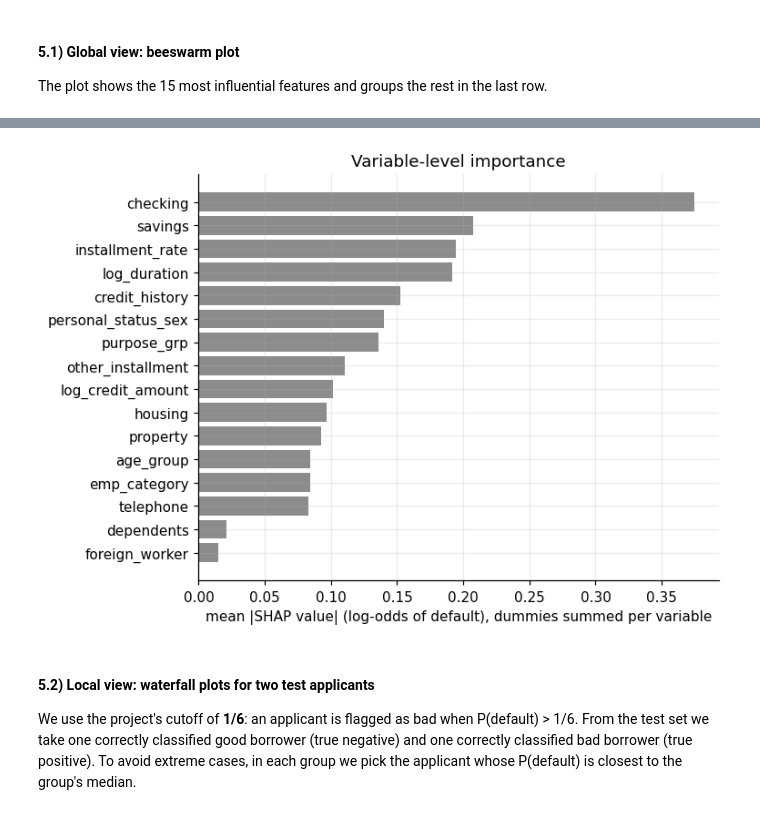
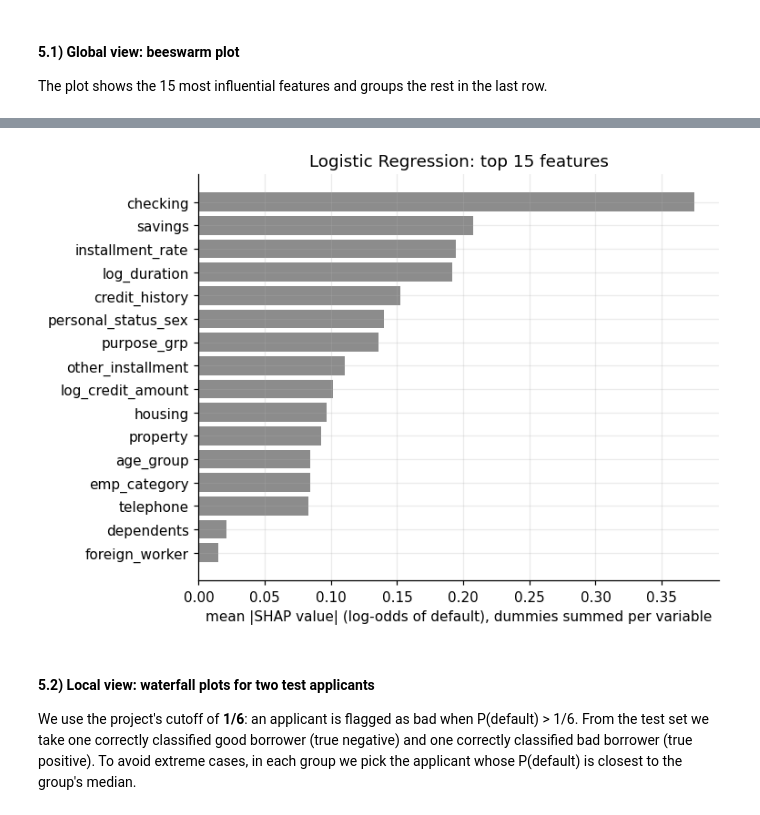
Before and after one commit to chrisgoh9/dseqf4212-group8, a Jupyter notebook: dseqf4212-group8.ipynb, the cells around one changed output, grey strips where cells are left out. Saved outputs shown, nothing was run; the diff lists cells and outputs as text; code cells hidden in the pictures.

```diff
--- a/dseqf4212-group8.ipynb
+++ b/dseqf4212-group8.ipynb
@@ -802,19 +803,19 @@ plt.tight_layout(); plt.show()
 # %%
 # Map every column to its original variable (same rule as the backward elimination: exact name or name_level)
 group_of_lr = {c: next(v for v in num_features_lr + cat_features_lr if c == v or c.startswith(v + "_"))
                for c in feat_names_lr}
 
 shap_df_lr = pd.DataFrame(sv_lr.values, columns=feat_names_lr)
 shap_group_lr = shap_df_lr.T.groupby(group_of_lr).sum().T         # one column per original variable
 group_importance_lr = shap_group_lr.abs().mean().sort_values()
 
 fig, ax = plt.subplots(figsize=(7, 5))
 ax.barh(group_importance_lr.index, group_importance_lr.values, color=C_NEUTRAL)
 ax.set_xlabel("mean |SHAP value| (log-odds of default), dummies summed per variable")
-ax.set_title("Variable-level importance")
+ax.set_title("Logistic Regression: top 15 features")
 plt.tight_layout(); plt.show()
 # %% [output]
-[figure, old version]
+[figure, new version]
 # %% [markdown]
 #### 5.2) Local view: waterfall plots for two test applicants
 We use the project's cutoff of **1/6**: an applicant is flagged as bad when P(default) > 1/6. From the test set we take one correctly classified good borrower (true negative) and one correctly classified bad borrower (true positive). To avoid extreme cases, in each group we pick the applicant whose P(default) is closest to the group's median.
```
Also changed, not shown: parts of 4 cells of this notebook.
